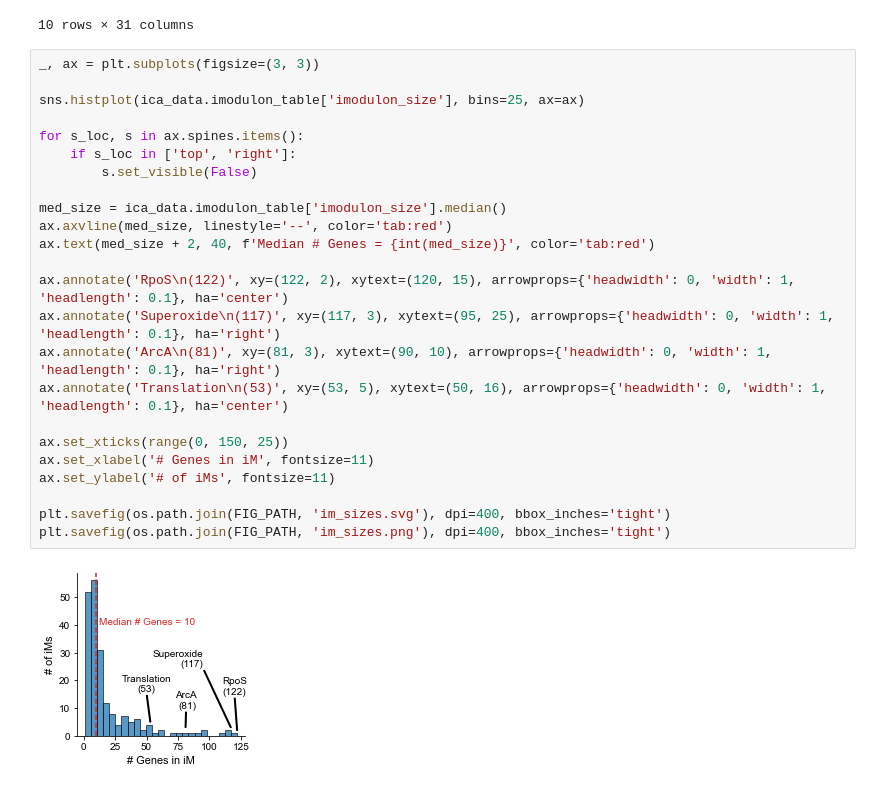
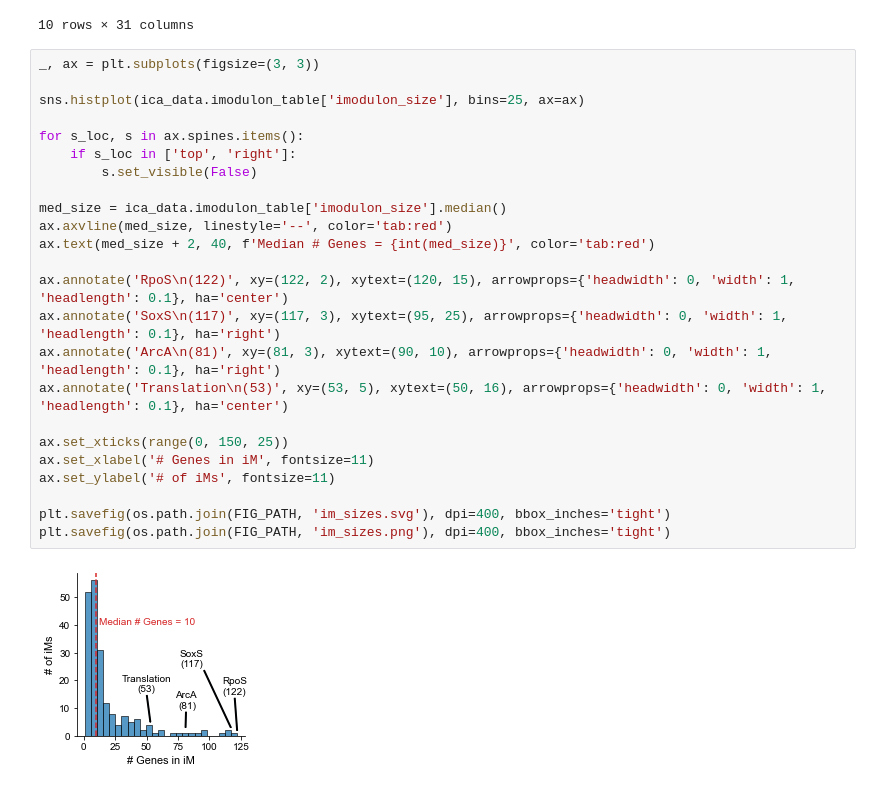
Before and after one commit to SBRG/precise1k, a Jupyter notebook: notebooks/precise1k/fig__summarize_imodulons.ipynb, the cells around one changed output. Drawn from its saved outputs; the diff is of its cells as text.

```diff
--- a/notebooks/precise1k/fig__summarize_imodulons.ipynb
+++ b/notebooks/precise1k/fig__summarize_imodulons.ipynb
@@ -413,26 +413,26 @@ ica_data.imodulon_table[ica_data.imodulon_table['enrichment_category'] == 'Regul
 # %%
 _, ax = plt.subplots(figsize=(3, 3))
 
 sns.histplot(ica_data.imodulon_table['imodulon_size'], bins=25, ax=ax)
 
 for s_loc, s in ax.spines.items():
     if s_loc in ['top', 'right']:
         s.set_visible(False)
 
 med_size = ica_data.imodulon_table['imodulon_size'].median()
 ax.axvline(med_size, linestyle='--', color='tab:red')
 ax.text(med_size + 2, 40, f'Median # Genes = {int(med_size)}', color='tab:red')
 
 ax.annotate('RpoS\n(122)', xy=(122, 2), xytext=(120, 15), arrowprops={'headwidth': 0, 'width': 1, 'headlength': 0.1}, ha='center')
-ax.annotate('Superoxide\n(117)', xy=(117, 3), xytext=(95, 25), arrowprops={'headwidth': 0, 'width': 1, 'headlength': 0.1}, ha='right')
+ax.annotate('SoxS\n(117)', xy=(117, 3), xytext=(95, 25), arrowprops={'headwidth': 0, 'width': 1, 'headlength': 0.1}, ha='right')
 ax.annotate('ArcA\n(81)', xy=(81, 3), xytext=(90, 10), arrowprops={'headwidth': 0, 'width': 1, 'headlength': 0.1}, ha='right')
 ax.annotate('Translation\n(53)', xy=(53, 5), xytext=(50, 16), arrowprops={'headwidth': 0, 'width': 1, 'headlength': 0.1}, ha='center')
 
 ax.set_xticks(range(0, 150, 25))
 ax.set_xlabel('# Genes in iM', fontsize=11)
 ax.set_ylabel('# of iMs', fontsize=11)
 
 plt.savefig(os.path.join(FIG_PATH, 'im_sizes.svg'), dpi=400, bbox_inches='tight')
 plt.savefig(os.path.join(FIG_PATH, 'im_sizes.png'), dpi=400, bbox_inches='tight')
 # %% [output]
-[figure, old version]
+[figure, new version]
```
Also changed, not shown: parts of 1 cell of this notebook, 7 other files.
